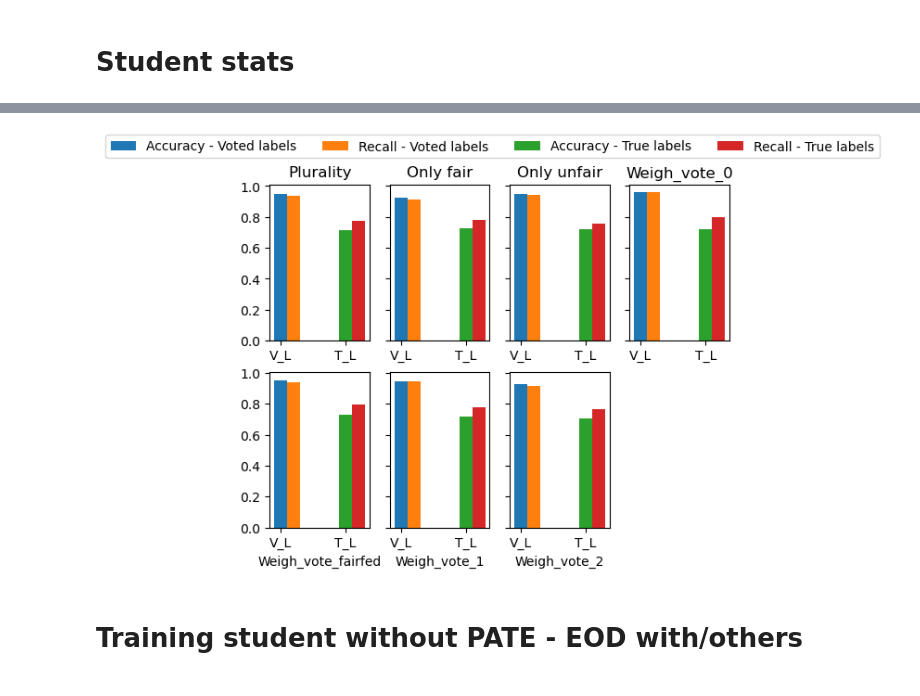
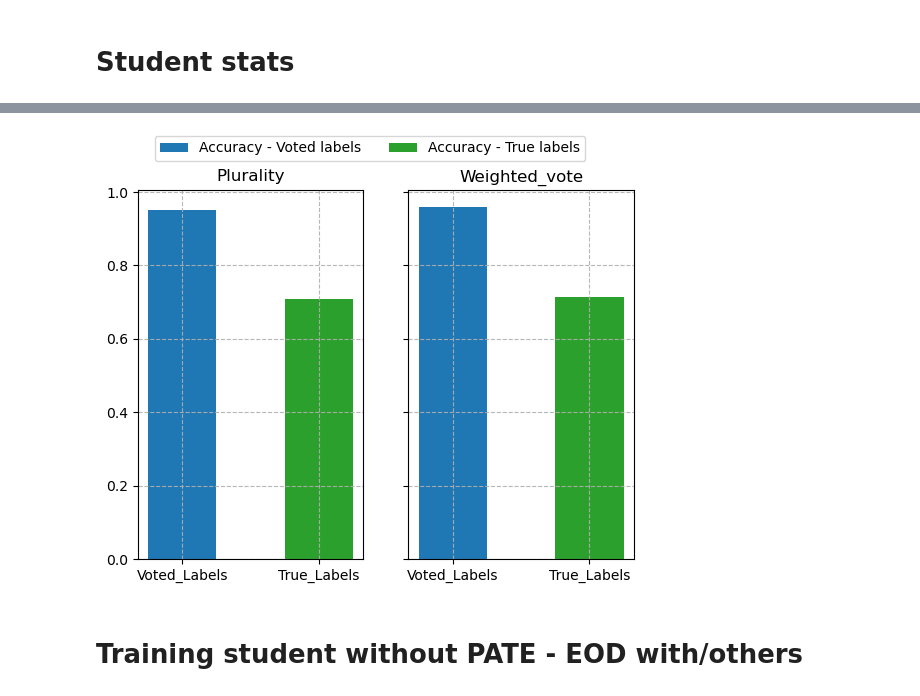
Before and after one commit to sabaly/TEFI-PATE, a Jupyter notebook: notebooks/manual_sampling.ipynb, the cells around one changed output, grey strips where cells are left out. Drawn from its saved outputs; the diff is of its cells as text; code cells hidden in the pictures.

```diff
--- a/notebooks/manual_sampling.ipynb
+++ b/notebooks/manual_sampling.ipynb
@@ -38,14 +16,0 @@ print(sum(group), " vs ", len(group))
-# %%
-model = tf.keras.models.Sequential([
-        tf.keras.Input(x_train.shape[1:]),
-        tf.keras.layers.Dense(64, activation="relu"),
-        tf.keras.layers.Dense(16, activation="relu"),
-        tf.keras.layers.Dense(1, activation='sigmoid')
-    ])
-
-model.compile(optimizer=tf.keras.optimizers.Adam(learning_rate=1e-3),
-        loss=tf.keras.losses.BinaryCrossentropy(),
-        metrics=[tf.keras.metrics.BinaryAccuracy(name="accuracy"), tf.keras.metrics.Recall(name="recall")])
-
-model.fit(x_train, y_train, epochs=100, verbose=False)
-model.predict(x_test)
@@ -571,51 +508,47 @@ rec_acc
 # %%
+import matplotlib.pyplot as plt
 colors = plt.rcParams["axes.prop_cycle"].by_key()['color']
 
-fig, axes = plt.subplots(2, 4, sharey=True)
-axes[1][3].set_visible(False)
+fig, (ax1, ax2) = plt.subplots(1, 2, sharey=True)
+#axes[1][3].set_visible(False)
+ax1.set_title("Plurality")
+ax2.set_title("Weighted_vote")
+
 l = 0
 i = 0
-b_width = 0.2
+b_width = 0.5
 x_axes = [1, 2]
 for cf in conf:
-    ax = axes[l][i]
     if cf == "All":
         lab = "Plurality"
-    elif cf == "Only fair":
-        lab = "Only fair"
-    elif cf == "Only unfair":
-        lab = "Only unfair"
-    elif cf == "WV0":
-        lab = "Weigh_vote_0"
-    elif cf == "Fairfed":
-        lab = "Weigh_vote_fairfed"
-    elif cf == "WV1":
-        lab = "Weigh_vote_1"
     elif cf == "WV2":
         lab = "Weigh_vote_2"
+    else:
+        continue
     if l < 1:
         ax.set_title(lab)
     else:
         ax.set_xlabel(lab)
-    l = 0 if (i<3 and l==0) else 1
-    i = (i+1)%4
-    acc, rec, acc_tl, rec_tl = rec_acc[cf]
+    acc, _, acc_tl, _ = rec_acc[cf]
     if cf == "All":
-        ax.bar([x_axes[0]], [acc], width = b_width, color = colors[0], label="Accuracy - Voted labels")
-        ax.bar([x_axes[0]+b_width], [rec], width = b_width, color = colors[1], label="Recall - Voted labels")
-        ax.bar([x_axes[1]], [acc_tl], width = b_width, color = colors[2], label="Accuracy - True labels")
-        ax.bar([x_axes[1]+b_width], [rec_tl], width = b_width, color = colors[3], label="Recall - True labels")
+        ax1.bar([x_axes[0]], [acc], width = b_width, color = colors[0], label="Accuracy - Voted labels")
+        ax1.bar([x_axes[1]], [acc_tl], width = b_width, color = colors[2], label="Accuracy - True labels")
     else:
-        ax.bar([x_axes[0]], [acc], width = b_width, color = colors[0])
-        ax.bar([x_axes[0]+b_width], [rec], width = b_width, color = colors[1])
-        ax.bar([x_axes[1]], [acc_tl], width = b_width, color = colors[2])
-        ax.bar([x_axes[1]+b_width], [rec_tl], width = b_width, color = colors[3])
+        ax2.bar([x_axes[0]], [acc], width = b_width, color = colors[0])
+        ax2.bar([x_axes[1]], [acc_tl], width = b_width, color = colors[2])
 
-    ax.set_xticks([1,2], ["V_L", "T_L"])
+ax1.set_xticks([1, 2], ["Voted_Labels", "True_Labels"])
+ax1.grid(True, linestyle='--', alpha=0.9)
+
+
+ax2.set_xticks([1, 2], ["Voted_Labels", "True_Labels"])
+ax2.grid(True, linestyle='--', alpha=0.9)
+
 fig.legend(loc="outside upper center", ncol=4)
+plt.savefig("../img/st_acc_acsemployment.png")
 plt.show()
 # %% [output]
-[figure, old version]
+[figure, new version]
 # %% [markdown]
 # Training student without PATE - EOD with/others
 # %%
```
Also changed, not shown: parts of 13 cells of this notebook, 15 other files.
